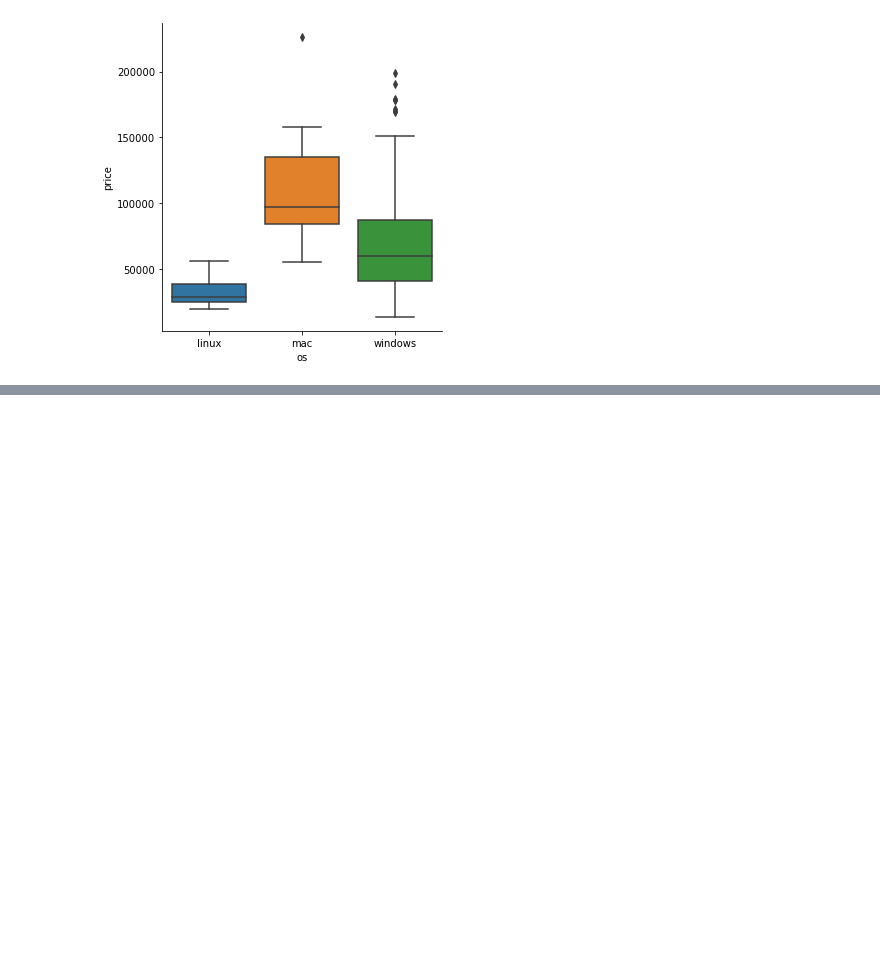
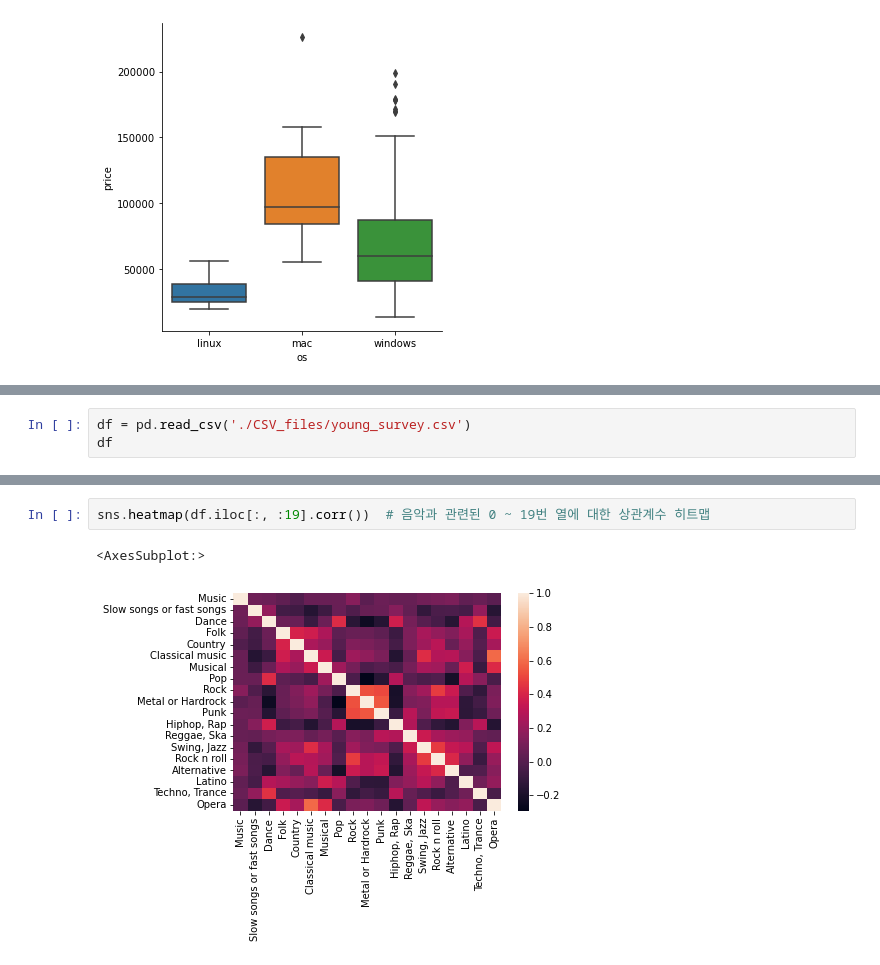
Before and after one commit to JiseokChoi/Python_Practice1, a Jupyter notebook: Data_Science.ipynb, the cells around one changed output, grey strips where cells are left out. Drawn from its saved outputs; the diff is of its cells as text; blank space fills up the shorter version.

```diff
--- a/Data_Science.ipynb
+++ b/Data_Science.ipynb
@@ -92,0 +159,3 @@ sns.catplot(data = df, x = 'os', y = 'price', kind = 'strip', hue = 'processor_b
+# %%
+df = pd.read_csv('./CSV_files/young_survey.csv')
+df
@@ -92,0 +199,5 @@ sns.catplot(data = df, x = 'os', y = 'price', kind = 'strip', hue = 'processor_b
+# %%
+sns.heatmap(df.iloc[:, :19].corr())  # 음악과 관련된 0 ~ 19번 열에 대한 상관계수 히트맵
+# %% [output]
+<AxesSubplot:>
+[figure, added]
```
Also changed, not shown: parts of 59 cells of this notebook, 11 other files.
